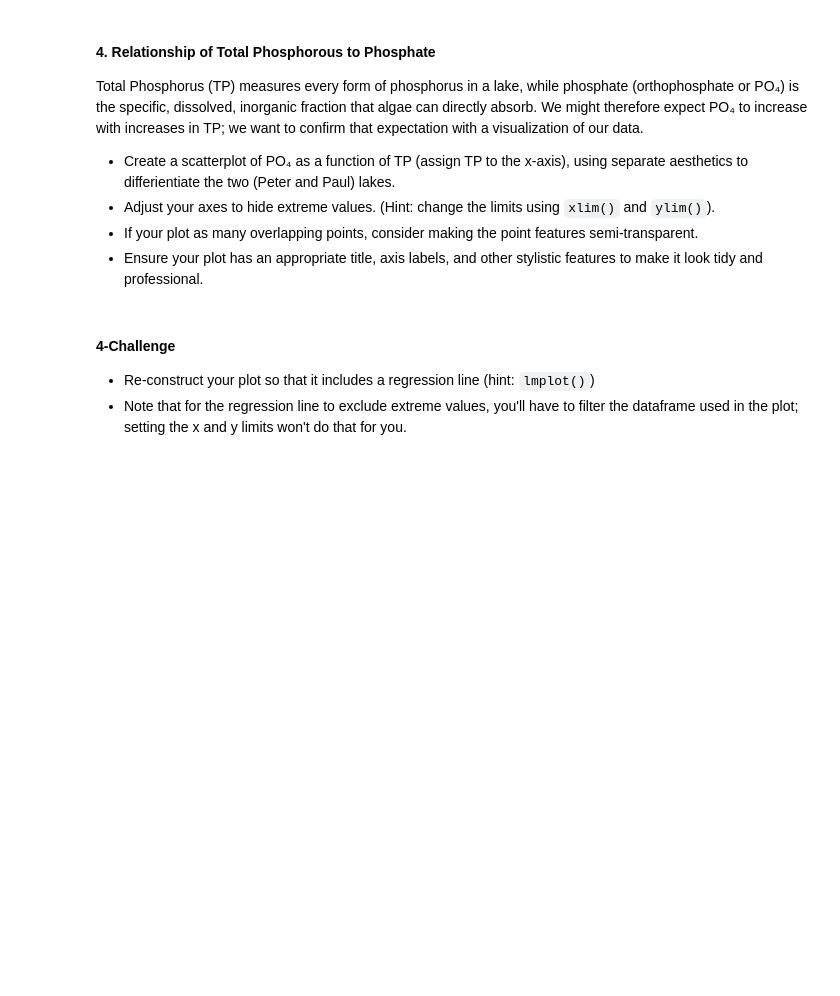
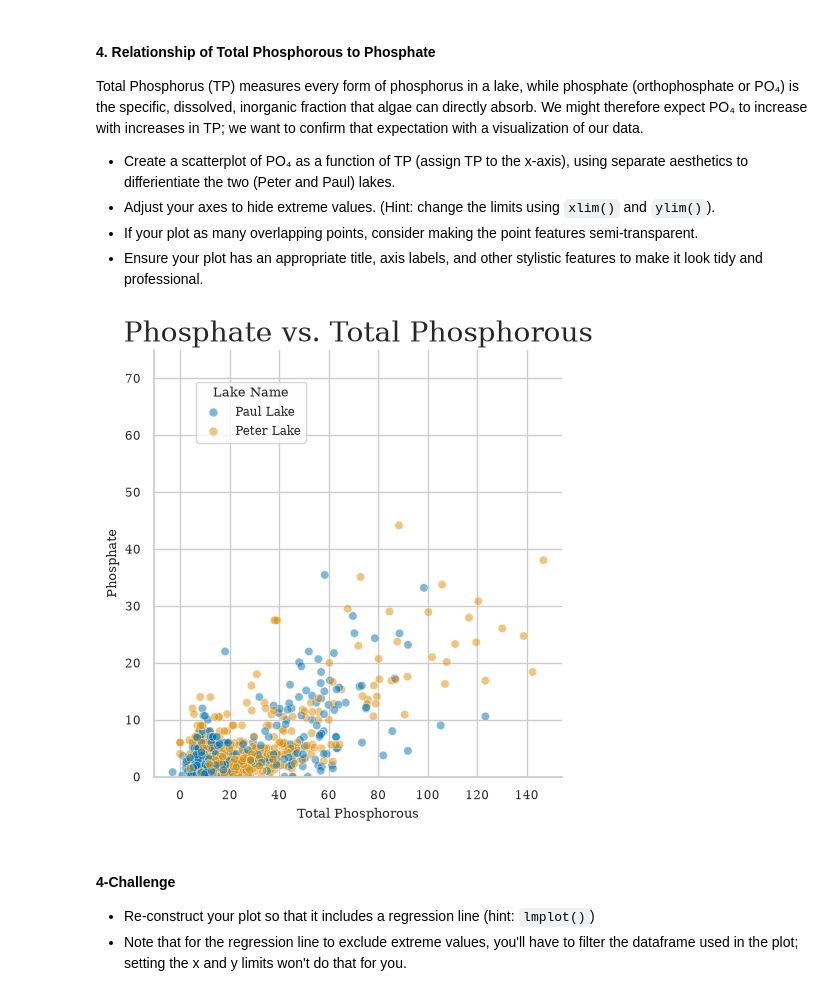
Before and after one commit to maya-schroder/ENV700, a Jupyter notebook: assingments/mis32_A5-DataVisualization.ipynb, the cells around one changed output. Cells and saved outputs as stored; diff of their text form; code cells hidden in the pictures; blank space fills up the shorter version.

```diff
--- a/assingments/mis32_A5-DataVisualization.ipynb
+++ b/assingments/mis32_A5-DataVisualization.ipynb
@@ -89,6 +91,8 @@ NEON_NIWO.head()
 * Set the theme's runtime configuration (`rc`) so that plots have a *title size* of 20 and use a serif *font family*.
 # %%
 #3. Set the seaborn theme
+sns.set_theme(style='whitegrid', context='notebook', palette='colorblind',
+              font_scale=0.8, rc={"font.family":"serif", "axes.titlesize":20})
 # %% [markdown]
 #### 4. Relationship of Total Phosphorous to Phosphate
 Total Phosphorus (TP) measures every form of phosphorus in a lake, while phosphate (orthophosphate or PO₄) is the specific, dissolved, inorganic fraction that algae can directly absorb. We might therefore expect PO₄ to increase with increases in TP; we want to confirm that expectation with a visualization of our data.
@@ -98,6 +102,29 @@ Total Phosphorus (TP) measures every form of phosphorus in a lake, while phospha
 - Ensure your plot has an appropriate title, axis labels, and other stylistic features to make it look tidy and professional.
 # %%
 # 4. Create a scatterplot of PO4 vs TP
+g = sns.relplot(
+    data=NTL_LTER,
+    x='tp_ug',
+    y='po4',
+    hue='lakename',
+    alpha=0.5
+).set(
+    title="Phosphate vs. Total Phosphorous",
+    xlabel="Total Phosphorous",
+    ylabel="Phosphate",
+    ylim=(0,75)
+)
+
+sns.move_legend(
+    g,
+    loc='upper left',
+    title='Lake Name',
+    frameon=True,
+    bbox_to_anchor = (0.2,0.92),
+    facecolor="#FFFEFE"
+)
+# %% [output]
+[figure, added]
 # %% [markdown]
 #### 4-Challenge
 * Re-construct your plot so that it includes a regression line (hint: `lmplot()`)
```
Also changed, not shown: parts of 2 cells of this notebook.
